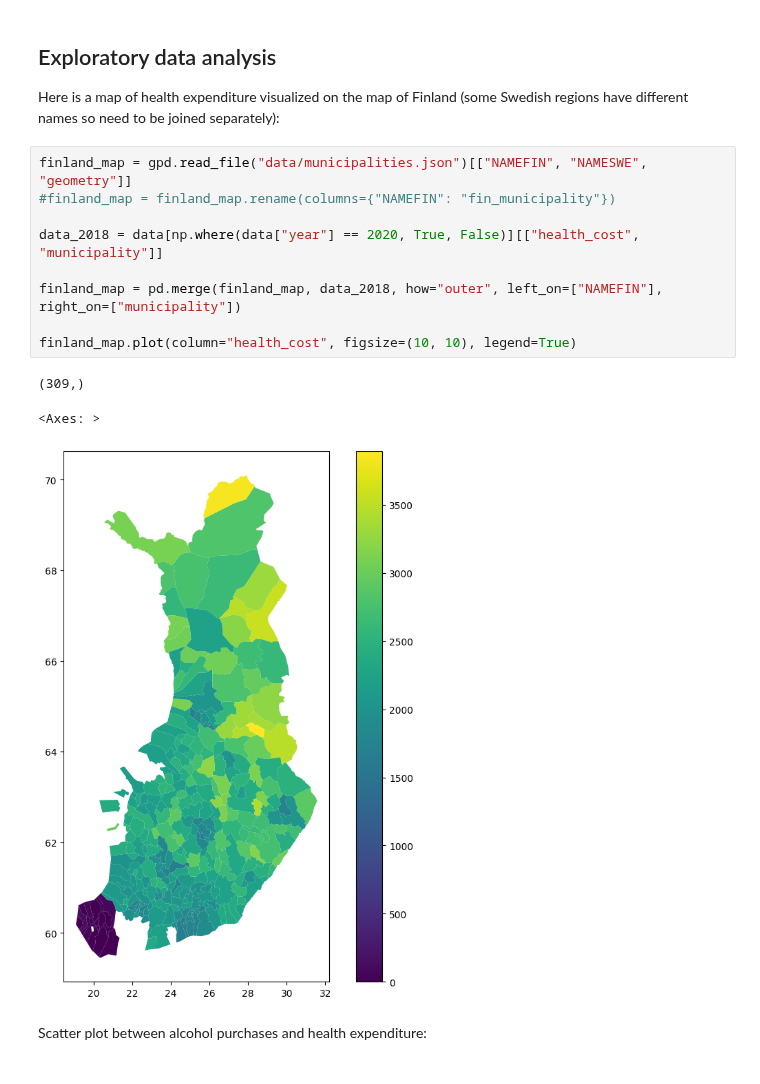
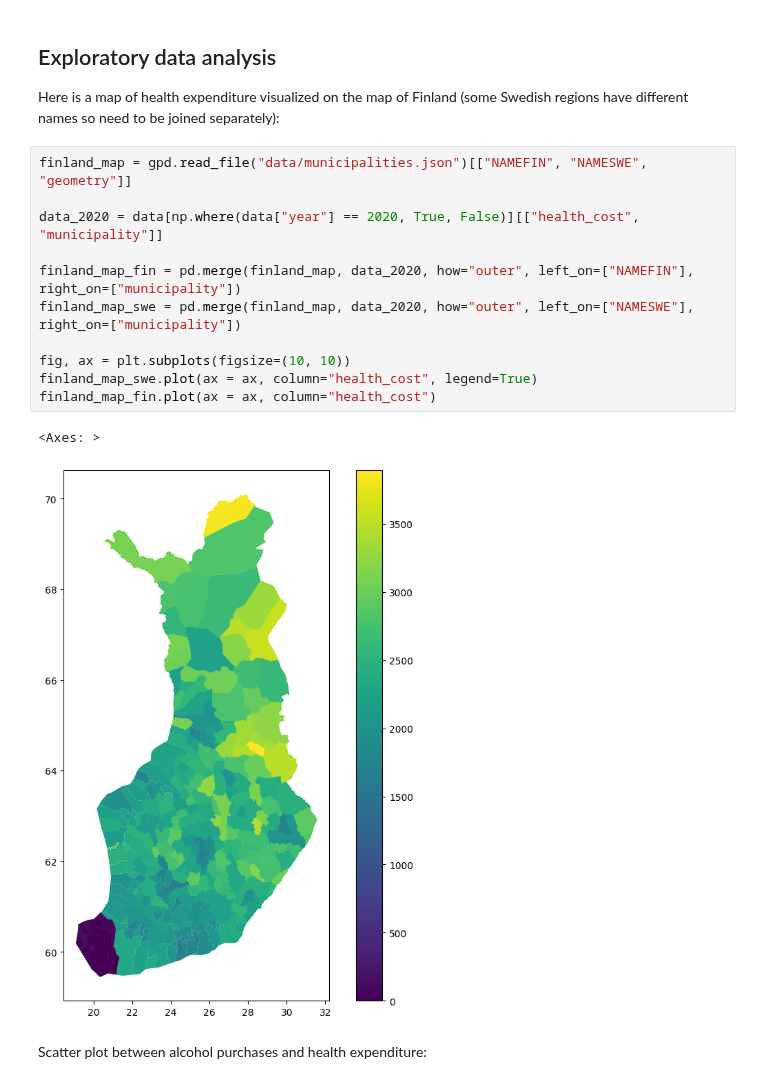
Before and after one commit to AnnaKuokkanen/DataScienceIntro, a Jupyter notebook: intro_to_data_project.ipynb, the cells around one changed output. Drawn from its saved outputs; the diff is of its cells as text.

Commit message:
Map of Finland, add new data

```diff
--- a/intro_to_data_project.ipynb
+++ b/intro_to_data_project.ipynb
@@ -158,17 +166,18 @@ Environmental factors that could affect healthcare expenditure include: quality
 Here is a map of health expenditure visualized on the map of Finland (some Swedish regions have different names so need to be joined separately):
 # %%
 finland_map = gpd.read_file("data/municipalities.json")[["NAMEFIN", "NAMESWE", "geometry"]]
-#finland_map = finland_map.rename(columns={"NAMEFIN": "fin_municipality"})
 
-data_2018 = data[np.where(data["year"] == 2020, True, False)][["health_cost", "municipality"]]
+data_2020 = data[np.where(data["year"] == 2020, True, False)][["health_cost", "municipality"]]
 
-finland_map = pd.merge(finland_map, data_2018, how="outer", left_on=["NAMEFIN"], right_on=["municipality"])
+finland_map_fin = pd.merge(finland_map, data_2020, how="outer", left_on=["NAMEFIN"], right_on=["municipality"])
+finland_map_swe = pd.merge(finland_map, data_2020, how="outer", left_on=["NAMESWE"], right_on=["municipality"])
 
-finland_map.plot(column="health_cost", figsize=(10, 10), legend=True)
+fig, ax = plt.subplots(figsize=(10, 10))
+finland_map_swe.plot(ax = ax, column="health_cost", legend=True)
+finland_map_fin.plot(ax = ax, column="health_cost")
 # %% [output]
-(309,)
+<Axes: >
-<Axes: >
-[figure, old version]
+[figure, new version]
 # %% [markdown]
 Scatter plot between alcohol purchases and health expenditure:
 # %%
```
Also changed, not shown: parts of 1 cell of this notebook, 2 other files.
